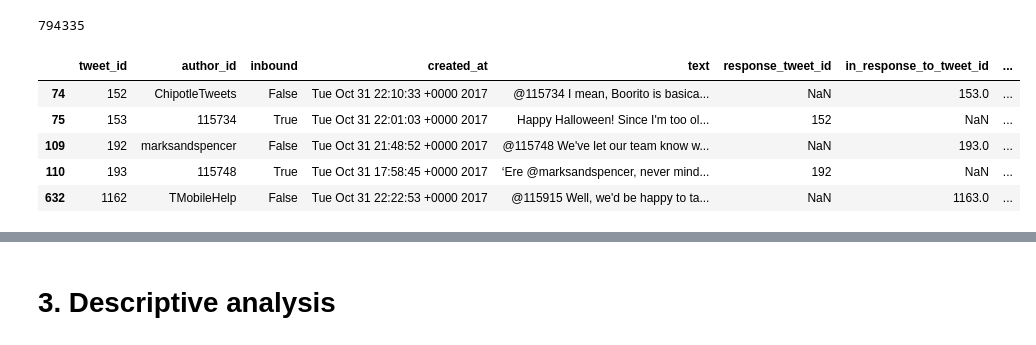
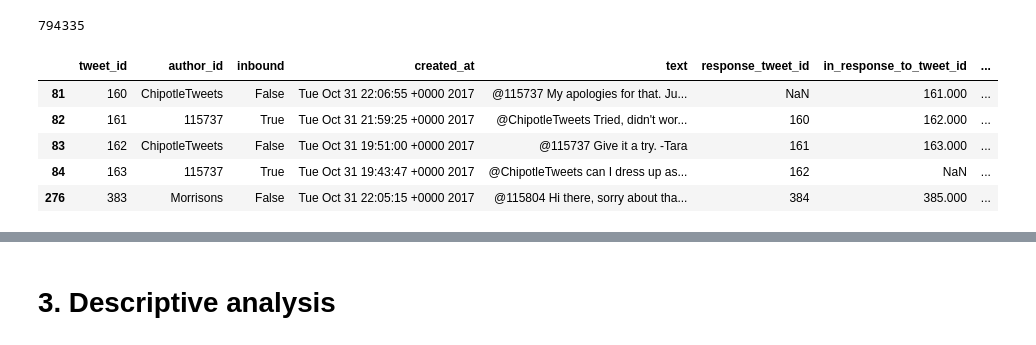
Before and after one commit to rudimentos/Social-Media_Machine-Learning_project, a Jupyter notebook: twcs_jyp.ipynb, the cells around one changed output, grey strips where cells are left out. Cells and saved outputs as stored; diff of their text form; code cells hidden in the pictures.

Commit message:
thread-feature-agg-v1

```diff
--- a/twcs_jyp.ipynb
+++ b/twcs_jyp.ipynb
@@ -120,22 +123,22 @@ df['thread_root'].nunique()
 # %% [output]
 794335
 # %%
-#find root tweets (inbound with no parent)
-twroot = df[df['in_response_to_tweet_id'].isna()]['tweet_id']
+#find root tweets
+twroot = df['thread_root']
 
 #get sample before applying to whole dataset, since 3 mil rows is long to compute.
 sampled_roots = twroot.sample(n=20000, random_state=42)
 #Instead of sampling dataset directly, I sampled roots, otherwise threads would be truncated
 
 df_sample = df[df['thread_root'].isin(sampled_roots)].copy()
 df_sample.head(5)
 # %% [output]
 |  | tweet_id | author_id | inbound | created_at | text | response_tweet_id | in_response_to_tweet_id | ... |
-| 74 | 152 | ChipotleTweets | False | Tue Oct 31 22:10:33 +0000 2017 | @115734 I mean, Boorito is basica... | NaN | 153.0 | ... |
-| 75 | 153 | 115734 | True | Tue Oct 31 22:01:03 +0000 2017 | Happy Halloween! Since I'm too ol... | 152 | NaN | ... |
-| 109 | 192 | marksandspencer | False | Tue Oct 31 21:48:52 +0000 2017 | @115748 We've let our team know w... | NaN | 193.0 | ... |
-| 110 | 193 | 115748 | True | Tue Oct 31 17:58:45 +0000 2017 | ‘Ere @marksandspencer, never mind... | 192 | NaN | ... |
-| 632 | 1162 | TMobileHelp | False | Tue Oct 31 22:22:53 +0000 2017 | @115915 Well, we'd be happy to ta... | NaN | 1163.0 | ... |
+| 81 | 160 | ChipotleTweets | False | Tue Oct 31 22:06:55 +0000 2017 | @115737 My apologies for that. Ju... | NaN | 161.000 | ... |
+| 82 | 161 | 115737 | True | Tue Oct 31 21:59:25 +0000 2017 | @ChipotleTweets Tried, didn't wor... | 160 | 162.000 | ... |
+| 83 | 162 | ChipotleTweets | False | Tue Oct 31 19:51:00 +0000 2017 | @115737 Give it a try. -Tara | 161 | 163.000 | ... |
+| 84 | 163 | 115737 | True | Tue Oct 31 19:43:47 +0000 2017 | @ChipotleTweets can I dress up as... | 162 | NaN | ... |
+| 276 | 383 | Morrisons | False | Tue Oct 31 22:05:15 +0000 2017 | @115804 Hi there, sorry about tha... | 384 | 385.000 | ... |
 # %%
 df_sample['created_at'] = pd.to_datetime(df_sample['created_at'], format='%a %b %d %H:%M:%S %z %Y', errors='coerce')
 df_sample = df_sample.sort_values(['thread_root', 'created_at'])
```
Also changed, not shown: parts of 17 cells of this notebook, 2 other files.
